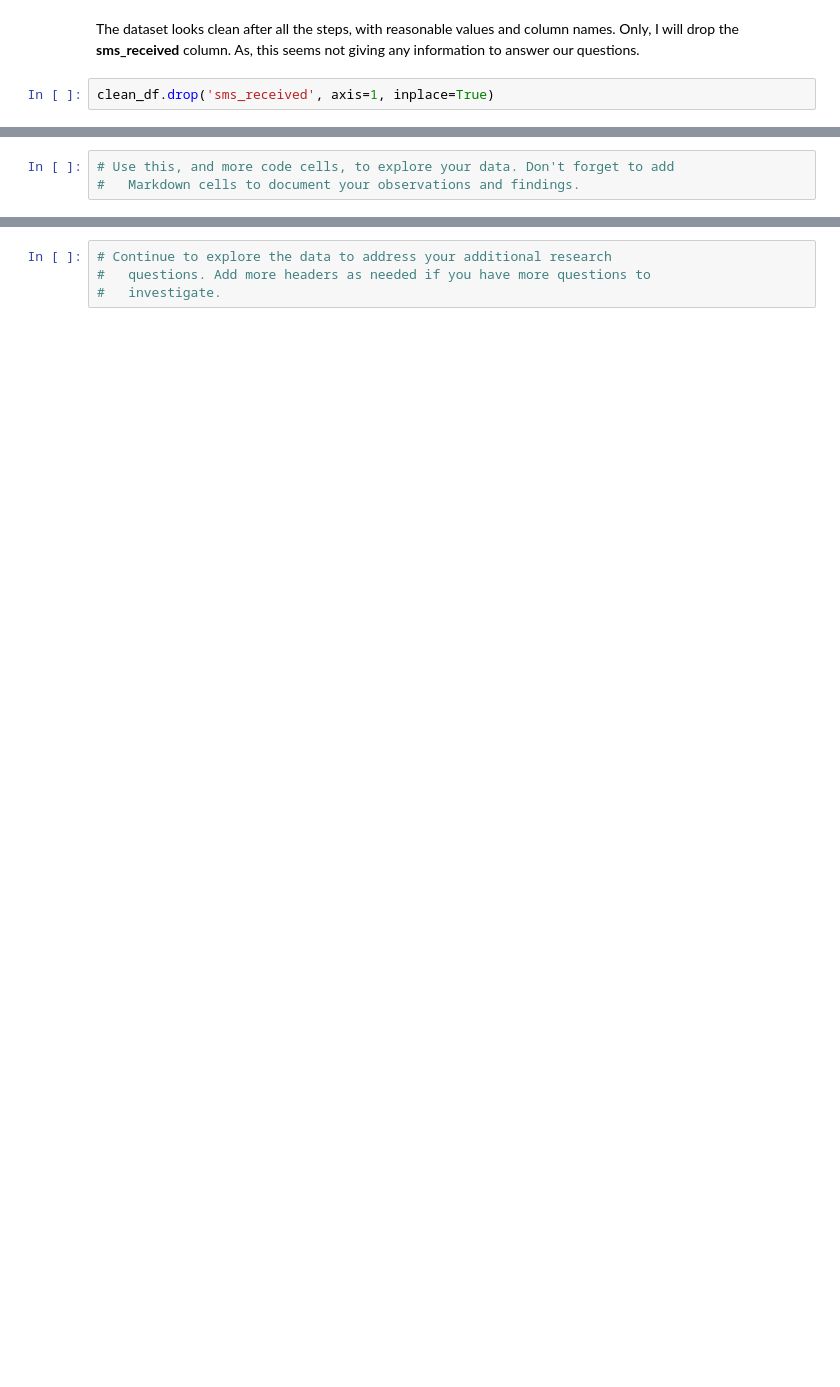
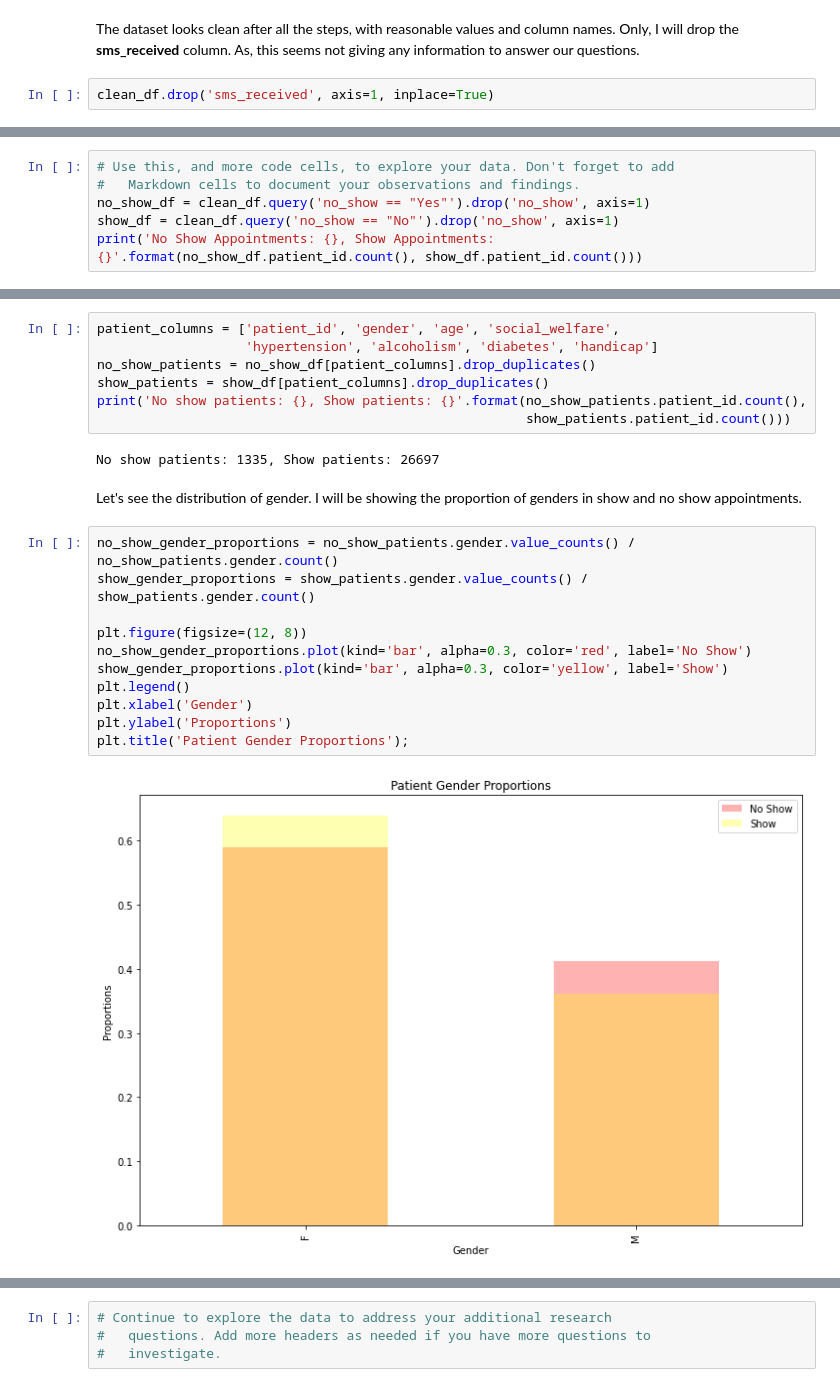
Before and after one commit to kmancuhan/no_show_appointment_analysis, a Jupyter notebook: investigate-a-dataset-template.ipynb, the cells around one changed output, grey strips where cells are left out. Drawn from its saved outputs; the diff is of its cells as text; blank space fills up the shorter version.

```diff
--- a/investigate-a-dataset-template.ipynb
+++ b/investigate-a-dataset-template.ipynb
@@ -313,3 +313,6 @@ clean_df.drop('sms_received', axis=1, inplace=True)
 # %%
 # Use this, and more code cells, to explore your data. Don't forget to add
 #   Markdown cells to document your observations and findings.
+no_show_df = clean_df.query('no_show == "Yes"').drop('no_show', axis=1)
+show_df = clean_df.query('no_show == "No"').drop('no_show', axis=1)
+print('No Show Appointments: {}, Show Appointments: {}'.format(no_show_df.patient_id.count(), show_df.patient_id.count()))
@@ -317,0 +325,24 @@ clean_df.drop('sms_received', axis=1, inplace=True)
+# %%
+patient_columns = ['patient_id', 'gender', 'age', 'social_welfare',
+                   'hypertension', 'alcoholism', 'diabetes', 'handicap']
+no_show_patients = no_show_df[patient_columns].drop_duplicates()
+show_patients = show_df[patient_columns].drop_duplicates()
+print('No show patients: {}, Show patients: {}'.format(no_show_patients.patient_id.count(),
+                                                       show_patients.patient_id.count()))
+# %% [output]
+No show patients: 1335, Show patients: 26697
+# %% [markdown]
+Let's see the distribution of gender. I will be showing the proportion of genders in show and no show appointments.
+# %%
+no_show_gender_proportions = no_show_patients.gender.value_counts() / no_show_patients.gender.count()
+show_gender_proportions = show_patients.gender.value_counts() / show_patients.gender.count()
+
+plt.figure(figsize=(12, 8))
+no_show_gender_proportions.plot(kind='bar', alpha=0.3, color='red', label='No Show')
+show_gender_proportions.plot(kind='bar', alpha=0.3, color='yellow', label='Show')
+plt.legend()
+plt.xlabel('Gender')
+plt.ylabel('Proportions')
+plt.title('Patient Gender Proportions');
+# %% [output]
+[figure, added]
```
Also changed, not shown: parts of 12 cells of this notebook.
